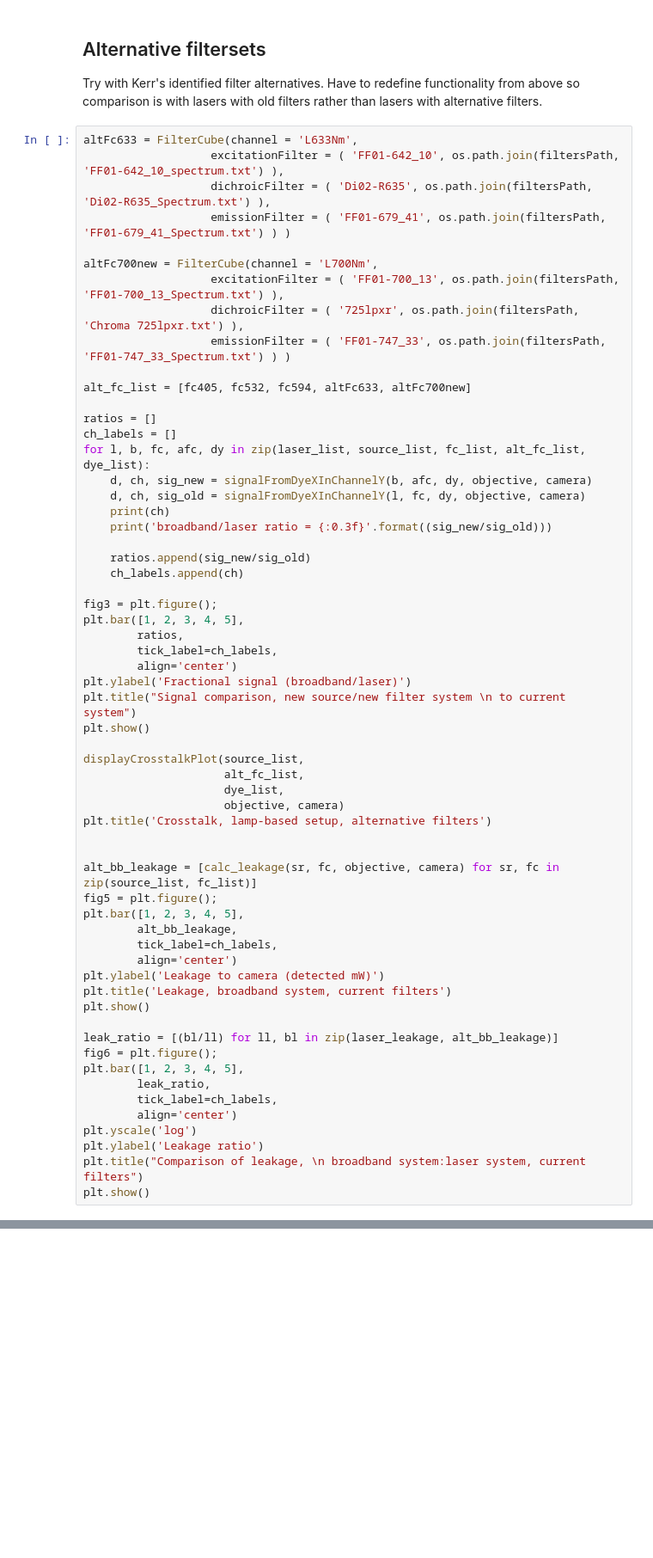
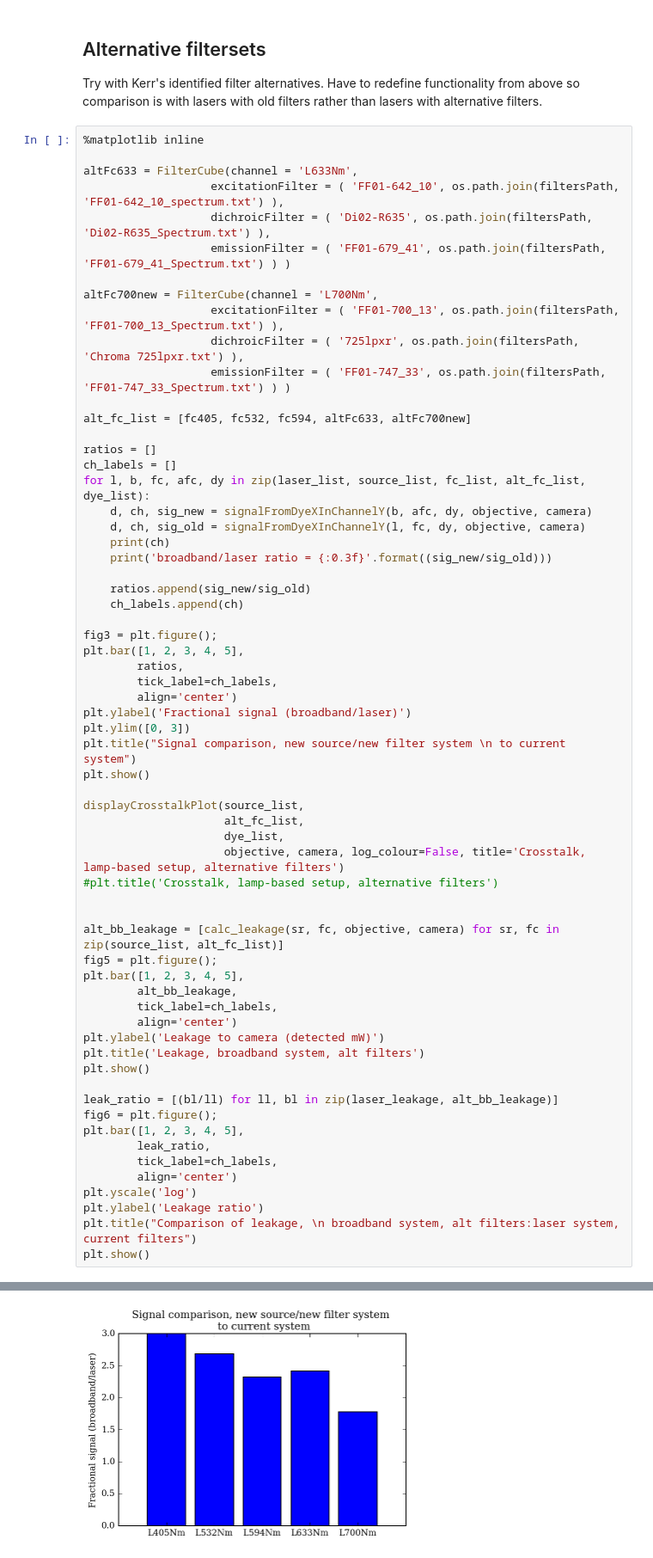
Before and after one commit to dougkelly88/DyeAndFilterCharacterisation, a Jupyter notebook: Broadband source analysis.ipynb, the cells around one changed output, grey strips where cells are left out. Shown at 86% size. Drawn from its saved outputs; the diff is of its cells as text; blank space fills up the shorter version.

```diff
--- a/Broadband source analysis.ipynb
+++ b/Broadband source analysis.ipynb
@@ -329,6 +328,8 @@ show_dye_excitation_enclosed_by_filters(bb, dye_list, fc_list, 'crosstalk')
 
 Try with Kerr's identified filter alternatives. Have to redefine functionality from above so comparison is with lasers with old filters rather than lasers with alternative filters.
 # %%
+%matplotlib inline
+
 altFc633 = FilterCube(channel = 'L633Nm',
                    excitationFilter = ( 'FF01-642_10', os.path.join(filtersPath, 'FF01-642_10_spectrum.txt') ),
                    dichroicFilter = ( 'Di02-R635', os.path.join(filtersPath, 'Di02-R635_Spectrum.txt') ),
@@ -358,24 +359,25 @@ plt.bar([1, 2, 3, 4, 5],
         tick_label=ch_labels,
         align='center')
 plt.ylabel('Fractional signal (broadband/laser)')
+plt.ylim([0, 3])
 plt.title("Signal comparison, new source/new filter system \n to current system")
 plt.show()
 
 displayCrosstalkPlot(source_list,
                      alt_fc_list,
                      dye_list,
-                     objective, camera)
-plt.title('Crosstalk, lamp-based setup, alternative filters')
+                     objective, camera, log_colour=False, title='Crosstalk, lamp-based setup, alternative filters')
+#plt.title('Crosstalk, lamp-based setup, alternative filters')
 
 
-alt_bb_leakage = [calc_leakage(sr, fc, objective, camera) for sr, fc in zip(source_list, fc_list)]
+alt_bb_leakage = [calc_leakage(sr, fc, objective, camera) for sr, fc in zip(source_list, alt_fc_list)]
 fig5 = plt.figure();
 plt.bar([1, 2, 3, 4, 5],
         alt_bb_leakage,
         tick_label=ch_labels,
         align='center')
 plt.ylabel('Leakage to camera (detected mW)')
-plt.title('Leakage, broadband system, current filters')
+plt.title('Leakage, broadband system, alt filters')
 plt.show()
 
 leak_ratio = [(bl/ll) for ll, bl in zip(laser_leakage, alt_bb_leakage)]
@@ -386,7 +388,7 @@ plt.bar([1, 2, 3, 4, 5],
         align='center')
 plt.yscale('log')
 plt.ylabel('Leakage ratio')
-plt.title("Comparison of leakage, \n broadband system:laser system, current filters")
+plt.title("Comparison of leakage, \n broadband system, alt filters:laser system, current filters")
 plt.show()
 # %% [output]
 L405Nm
@@ -409,0 +404 @@ broadband/laser ratio = 1.775
+[figure, added]
```
Also changed, not shown: parts of 6 cells of this notebook, 1 other file.
